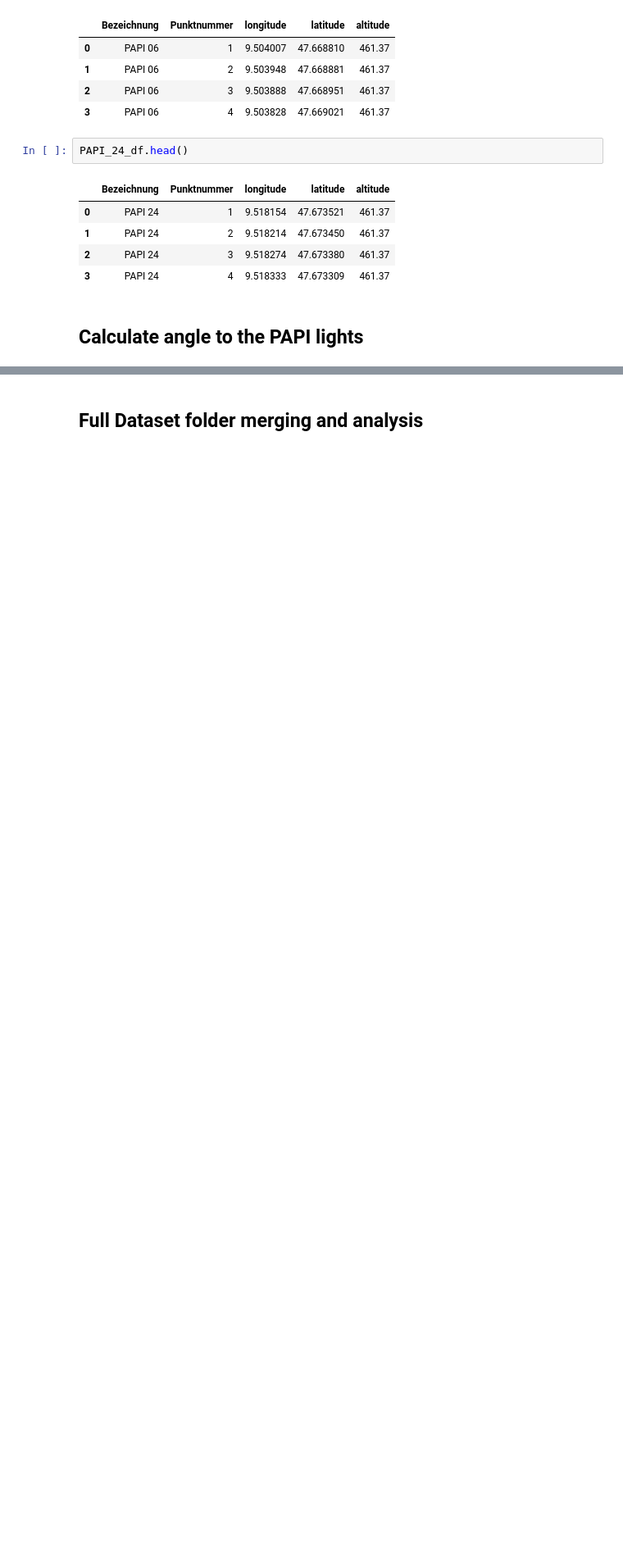
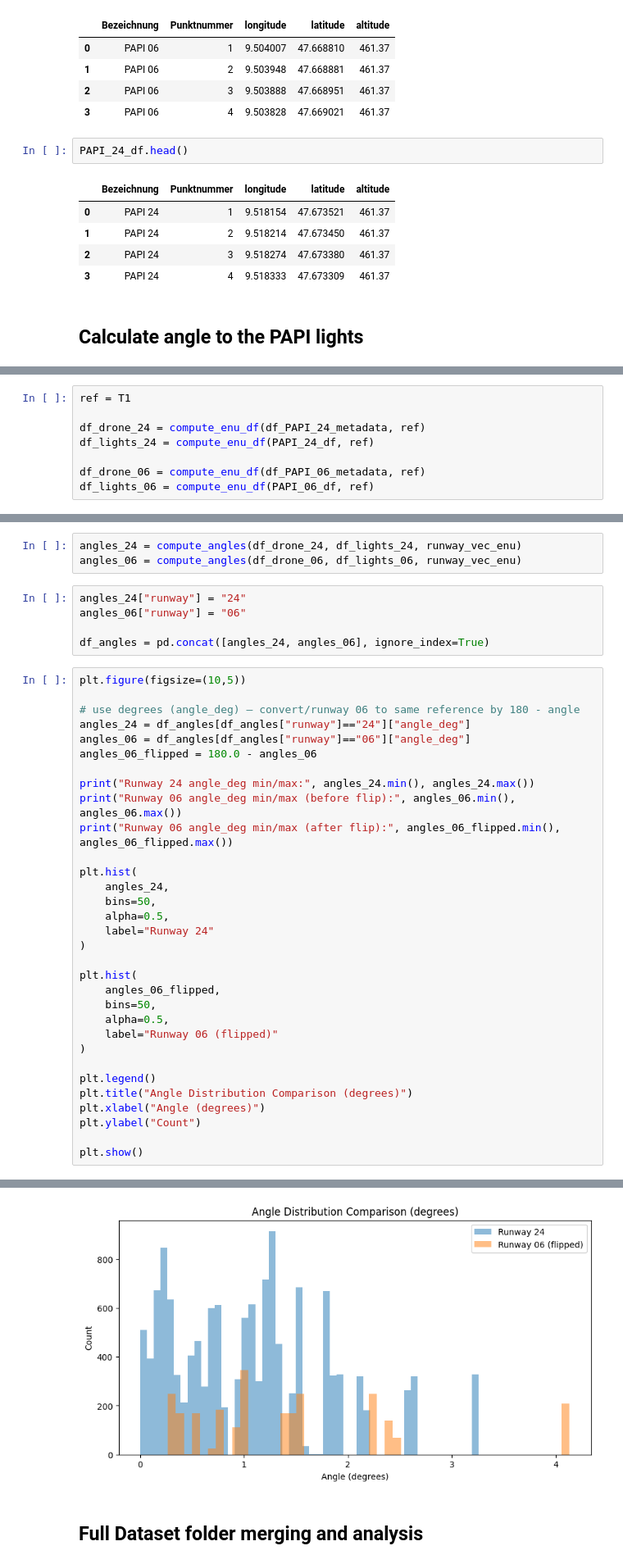
Before and after one commit to MaximRoomsHowest/PAPI-Detection-and-Classification, a Jupyter notebook: data/data_analysis.ipynb, the cells around one changed output, grey strips where cells are left out. Shown at 82% size. Cells and saved outputs as stored; diff of their text form; blank space fills up the shorter version.

Commit message:
Changed method of calculating angle

```diff
--- a/data/data_analysis.ipynb
+++ b/data/data_analysis.ipynb
@@ -399,0 +374,8 @@ print(min(df_angles["elevation_angle_deg"].values))
+# %%
+ref = T1
+
+df_drone_24 = compute_enu_df(df_PAPI_24_metadata, ref)
+df_lights_24 = compute_enu_df(PAPI_24_df, ref)
+
+df_drone_06 = compute_enu_df(df_PAPI_06_metadata, ref)
+df_lights_06 = compute_enu_df(PAPI_06_df, ref)
@@ -399,0 +404,41 @@ print(min(df_angles["elevation_angle_deg"].values))
+# %%
+angles_24 = compute_angles(df_drone_24, df_lights_24, runway_vec_enu)
+angles_06 = compute_angles(df_drone_06, df_lights_06, runway_vec_enu)
+# %%
+angles_24["runway"] = "24"
+angles_06["runway"] = "06"
+
+df_angles = pd.concat([angles_24, angles_06], ignore_index=True)
+# %%
+plt.figure(figsize=(10,5))
+
+# use degrees (angle_deg) — convert/runway 06 to same reference by 180 - angle
+angles_24 = df_angles[df_angles["runway"]=="24"]["angle_deg"]
+angles_06 = df_angles[df_angles["runway"]=="06"]["angle_deg"]
+angles_06_flipped = 180.0 - angles_06
+
+print("Runway 24 angle_deg min/max:", angles_24.min(), angles_24.max())
+print("Runway 06 angle_deg min/max (before flip):", angles_06.min(), angles_06.max())
+print("Runway 06 angle_deg min/max (after flip):", angles_06_flipped.min(), angles_06_flipped.max())
+
+plt.hist(
+    angles_24,
+    bins=50,
+    alpha=0.5,
+    label="Runway 24"
+)
+
+plt.hist(
+    angles_06_flipped,
+    bins=50,
+    alpha=0.5,
+    label="Runway 06 (flipped)"
+)
+
+plt.legend()
+plt.title("Angle Distribution Comparison (degrees)")
+plt.xlabel("Angle (degrees)")
+plt.ylabel("Count")
+
+plt.show()
+# %% [output]
@@ -400,3 +448,4 @@ print(min(df_angles["elevation_angle_deg"].values))
+[figure, added]
 # %% [markdown]
 ## Full Dataset folder merging and analysis
 # %%
```
Also changed, not shown: parts of 14 cells of this notebook.
